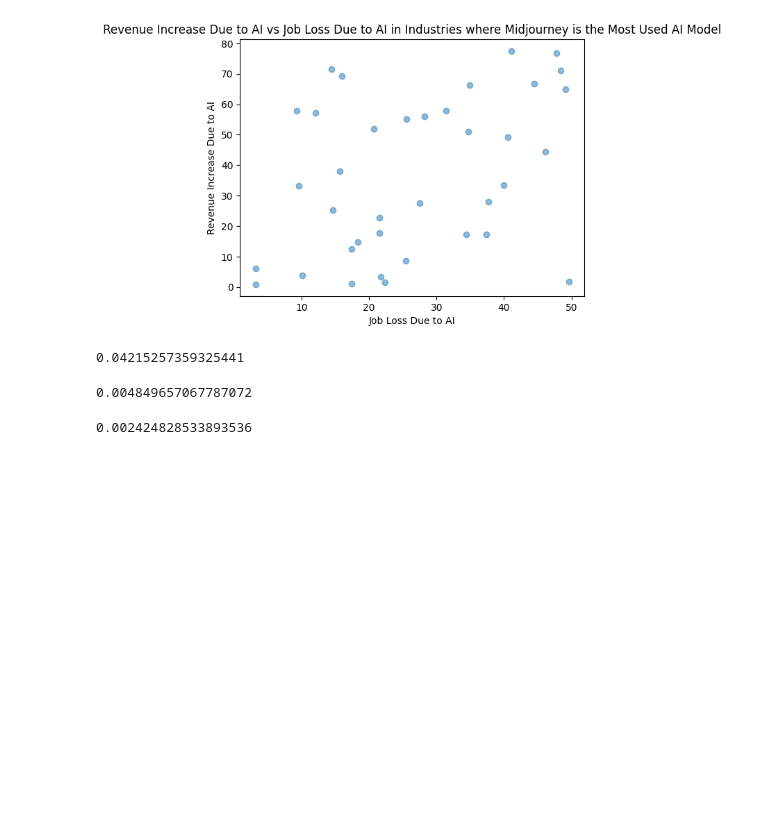
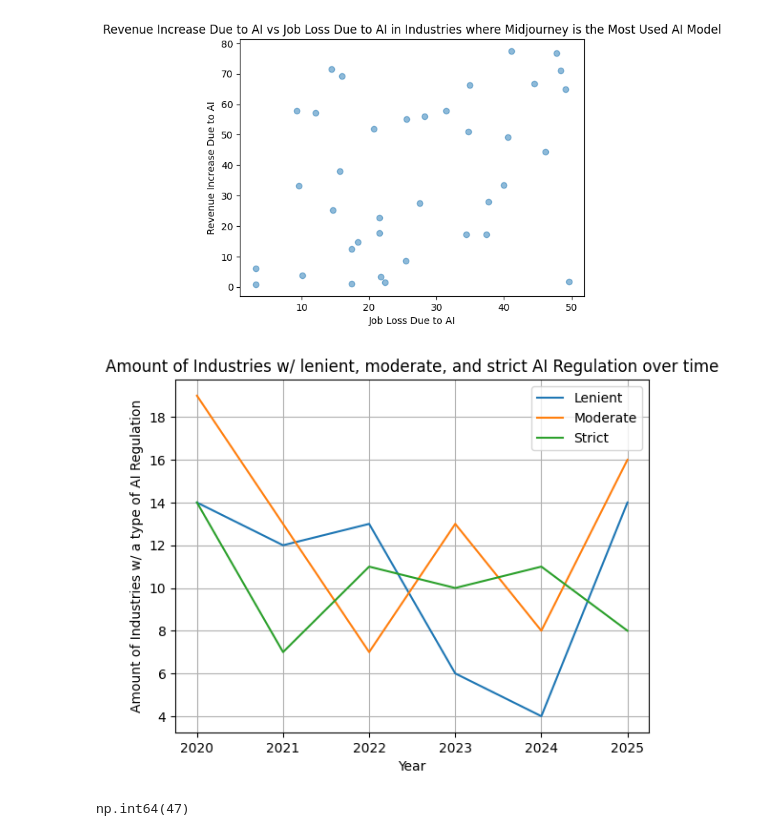
Before and after one commit to jigar-shroff/AiOnDigitalMediaResearch, a Jupyter notebook: AIOnDigitalMediaResearch.ipynb, the cells around one changed output. Saved outputs shown, nothing was run; the diff lists cells and outputs as text; code cells hidden in the pictures; blank space fills up the shorter version.

Commit message:
added more visualizations...

```diff
--- a/AIOnDigitalMediaResearch.ipynb
+++ b/AIOnDigitalMediaResearch.ipynb
@@ -577,3 +577,13 @@ plt.title("Amount of Industries w/ Lenient AI Regulation over Time")
 plt.show()
 # %% [output]
 [figure]
+# %%
+years = aiFrame.groupby("Year")
+y2020 = years.get_group(2020)
+y2021 = years.get_group(2021)
+y2022 = years.get_group(2022)
+y2023 = years.get_group(2023)
+y2024 = years.get_group(2024)
+y2025 = years.get_group(2025)
+
+y2020["Regulation Status"].value_counts()
@@ -700,23 +717,21 @@ plt.ylabel("Revenue Increase Due to AI")
 plt.show()
 # %% [output]
 [figure]
-# %%
-t, p = stats.ttest_ind(midjourney["Job Loss Due to AI"], midjourney["Revenue Increase Due to AI"])
-
-print(p)
-# %% [output]
-0.04215257359325441
-# %%
-t, p = stats.ttest_ind(stableDiffusion["Revenue Increase Due to AI"], stableDiffusion["Job Loss Due to AI"])
-
-print(p)
-# %% [output]
-0.004849657067787072
-# %%
-#alt. hyp. should be that there is a higher revenue increase w/ job loss
-
-t, p = stats.ttest_ind(stableDiffusion["Revenue Increase Due to AI"], stableDiffusion["Job Loss Due to AI"], alternative = "greater")
-
-print(p)
-# %% [output]
-0.002424828533893536
+# %%
+plt.plot([2020, 2021, 2022, 2023, 2024, 2025], [y2020["Regulation Status"].value_counts()["Lenient"], y2021["Regulation Status"].value_counts()["Lenient"], y2022["Regulation Status"].value_counts()["Lenient"], y2023["Regulation Status"].value_counts()["Lenient"], y2024["Regulation Status"].value_counts()["Lenient"], y2025["Regulation Status"].value_counts()["Lenient"]])
+plt.plot([2020, 2021, 2022, 2023, 2024, 2025], [y2020["Regulation Status"].value_counts()["Moderate"], y2021["Regulation Status"].value_counts()["Moderate"], y2022["Regulation Status"].value_counts()["Moderate"], y2023["Regulation Status"].value_counts()["Moderate"], y2024["Regulation Status"].value_counts()["Moderate"], y2025["Regulation Status"].value_counts()["Moderate"]])
+plt.plot([2020, 2021, 2022, 2023, 2024, 2025], [y2020["Regulation Status"].value_counts()["Strict"], y2021["Regulation Status"].value_counts()["Strict"], y2022["Regulation Status"].value_counts()["Strict"], y2023["Regulation Status"].value_counts()["Strict"], y2024["Regulation Status"].value_counts()["Strict"], y2025["Regulation Status"].value_counts()["Strict"]])
+
+plt.legend(["Lenient", "Moderate", "Strict"])
+plt.xlabel("Year")
+plt.ylabel("Amount of Industries w/ a type of AI Regulation")
+plt.title("Amount of Industries w/ lenient, moderate, and strict AI Regulation over time")
+plt.grid()
+
+plt.show()
+# %% [output]
+[figure, added]
+# %%
+y2020["Regulation Status"].value_counts().sum()
+# %% [output]
+np.int64(47)
```
Also changed, not shown: parts of 14 cells of this notebook.
